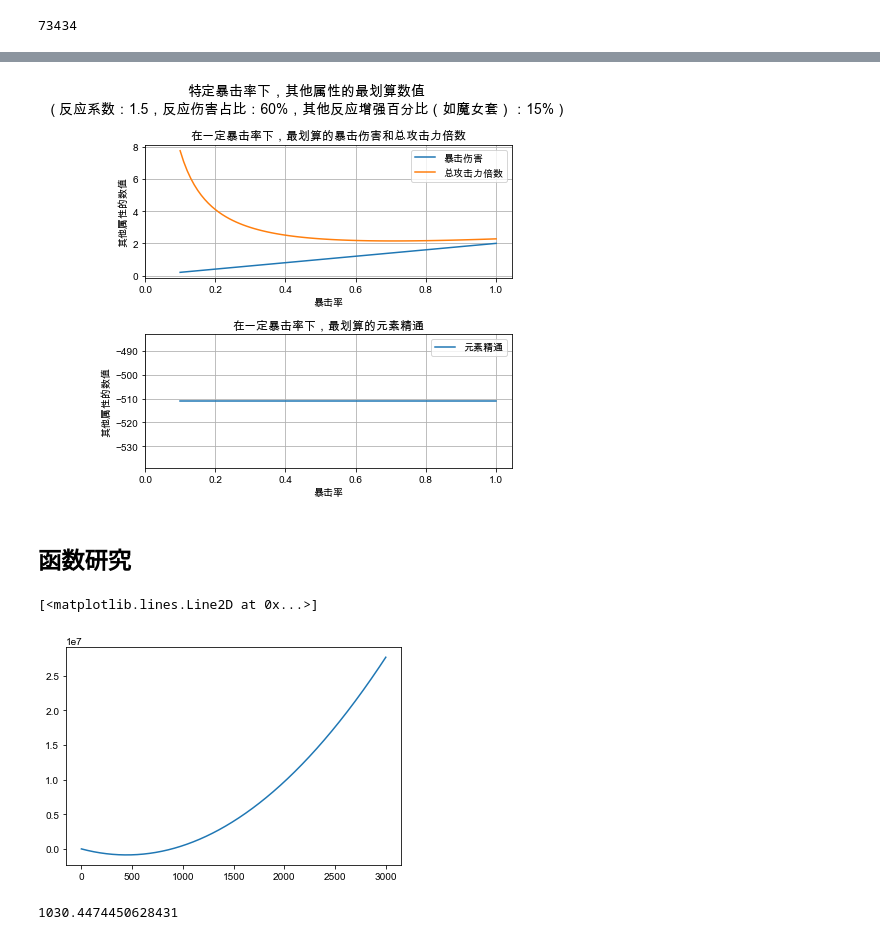
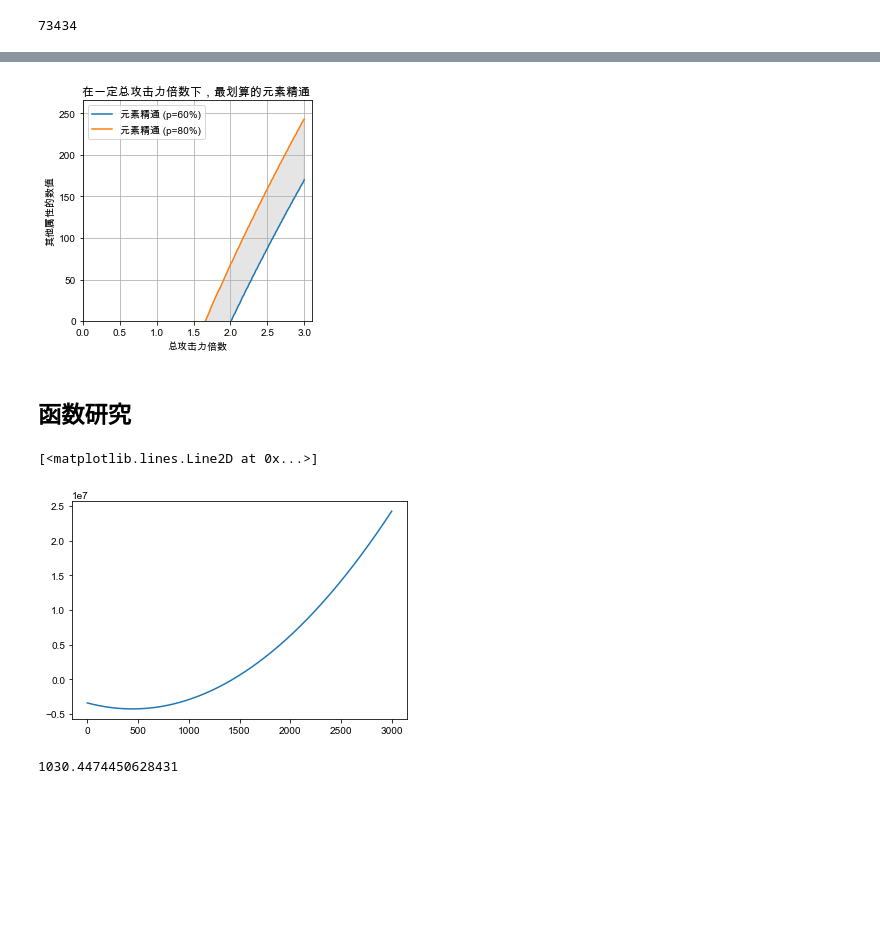
Before and after one commit to Crayon-ShinChan/Genshin, a Jupyter notebook: damage_cal.ipynb, the cells around one changed output, grey strips where cells are left out. Drawn from its saved outputs; the diff is of its cells as text; code cells hidden in the pictures; blank space fills up the shorter version.

```diff
--- a/damage_cal.ipynb
+++ b/damage_cal.ipynb
@@ -812,48 +858,7 @@ def draw_rel(EAR, p, n):
-# %%
-def draw_rel(EAR, p, n):
-    crate = np.arange(0.1, 1.01, 0.01)
-    cdmg = crate * 2
-    atk_ratio = 1.52 * (1/(2*crate) + crate)
-    a = (
-            (1 - p) / (p * EAR) +
-            3.777 + n
-    )
-    b = -3892
-    c = -.066 / (20 * 3892) * (1 + 2 * crate ** 2) / crate
-    em = (-b + (b ** 2 - 4 * a * c) ** 0.5) / (2 * a) - 1401
-    em = [round(item) for item in em]
-
-    y_labels = [['暴击伤害', '总攻击力倍数'], ['元素精通']]
-    y_values = [[cdmg, atk_ratio], [em]]
-
-    fig, axes = plt.subplots(2, 1, figsize=(6, 6), tight_layout=True)
-    for i in range(len(y_labels)):
-        attr_title = ''
-        for j in range(len(y_labels[i])):
-            axes[i].plot(crate, y_values[i][j], label=y_labels[i][j])
-            attr_title += '和' if j != 0 else ''
-            attr_title += y_labels[i][j]
-        axes[i].set_title('在一定暴击率下，最划算的' + attr_title)
-        axes[i].set_ylabel('其他属性的数值')
-        axes[i].set_xlabel('暴击率')
-#         axes[i].set_ylim(0)
-        axes[i].set_xlim(0)
-        axes[i].legend(loc='best')
-        axes[i].grid()
-
-
-    fig.suptitle(
-        '特定暴击率下，其他属性的最划算数值\n'
-        '（反应系数：{:.1f}，'
-        '反应伤害占比：{:.0%}，'
-        '其他反应增强百分比（如魔女套）：{:.0%}）'
-        .format(EAR, p, n),
-        fontsize=14
-    )
 # %%
-draw_rel(1.5, .6, .15)
+draw_rel(1.5, [.6, .8], .15, [2])
 # %% [output]
-[figure, old version]
+[figure, new version]
 # %% [markdown]
 ## 函数研究
 # %%
@@ -863,13 +868,13 @@ n = .15
 c = 0.6
 A = ((1 - p) / (p * EAR) + 3.777 + n)
 B = -3892
-C = -.066 / (20 * 3892) * (1 + 2 * c**2) / c
+C = -(20 * 3892) / .066 * (1 + 2 * c**2) / c
 X = np.arange(0, 3000, 1)
 Y = A * X ** 2 + B * X + C
 plt.plot(X, Y)
 # %% [output]
 [<matplotlib.lines.Line2D at 0x...>]
-[figure, old version]
+[figure, new version]
 # %%
 # 中线
 
```
Also changed, not shown: parts of 6 cells of this notebook, 1 other file.
